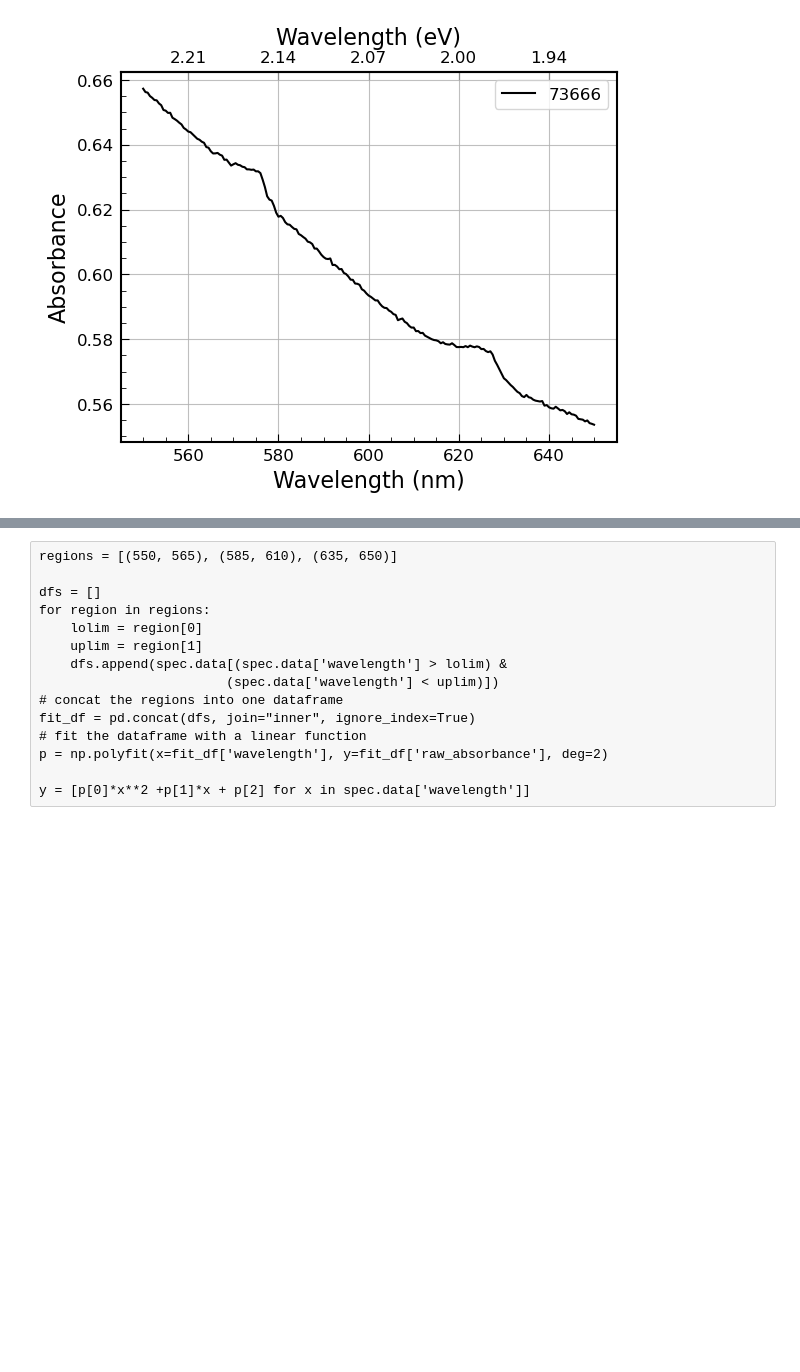
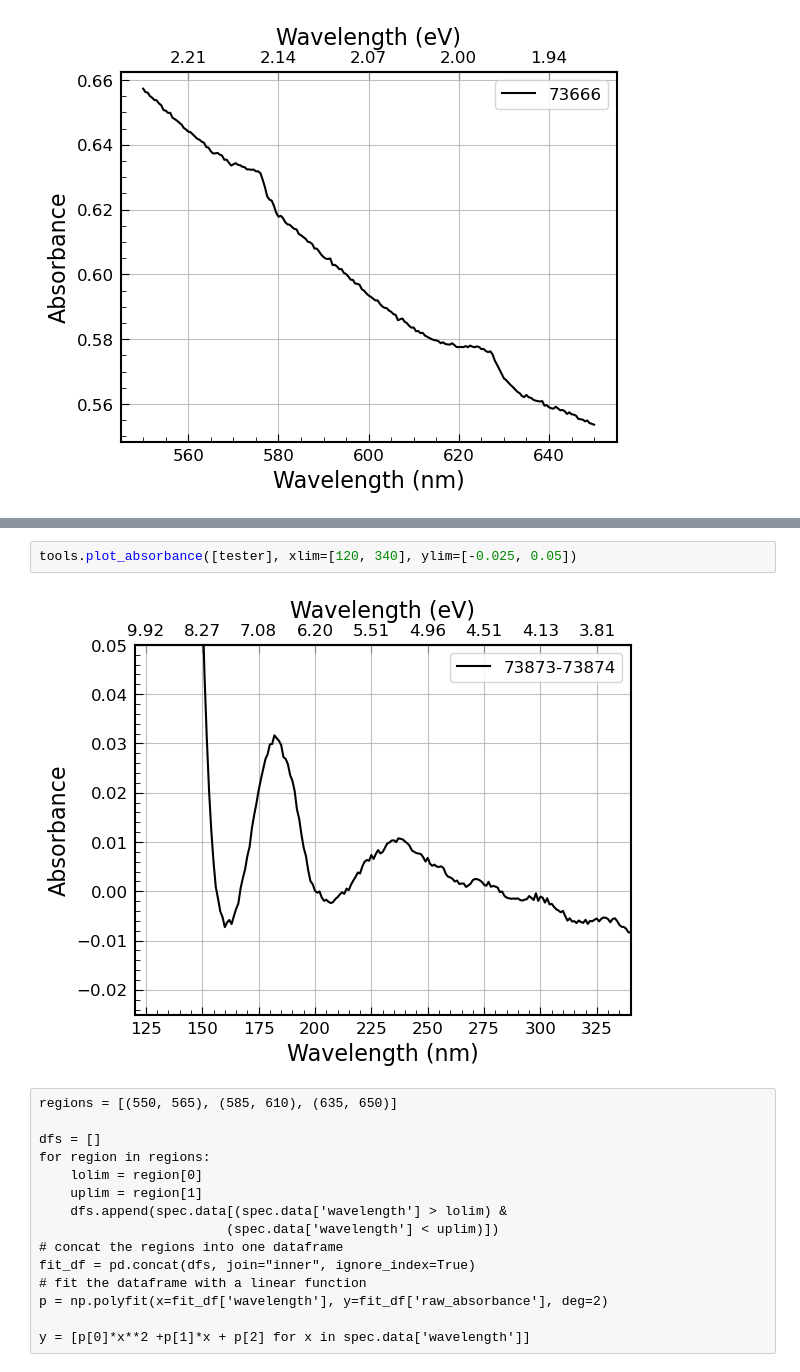
Before and after one commit to cassidy-andrew/AU-UV_ices, a Jupyter notebook: playground.ipynb, the cells around one changed output, grey strips where cells are left out. Cells and saved outputs as stored; diff of their text form; blank space fills up the shorter version.

```diff
--- a/playground.ipynb
+++ b/playground.ipynb
@@ -199,3 +276,7 @@ tools.plot_absorbance([spec])
+# %%
+tools.plot_absorbance([tester], xlim=[120, 340], ylim=[-0.025, 0.05])
+# %% [output]
+[figure, added]
 # %% [raw]
 regions = [(550, 565), (585, 610), (635, 650)]
 
```
Also changed, not shown: parts of 13 cells of this notebook, 3 other files.
